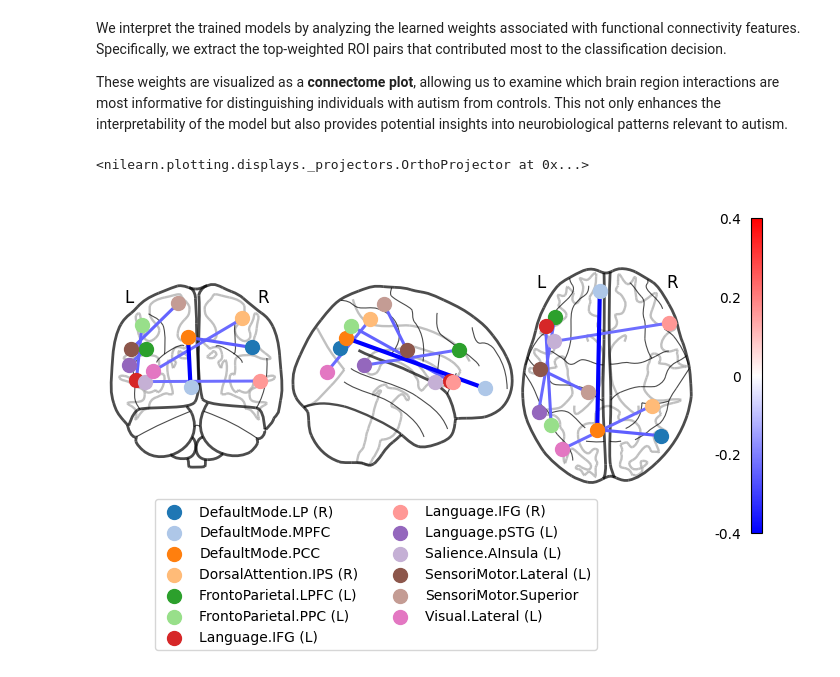
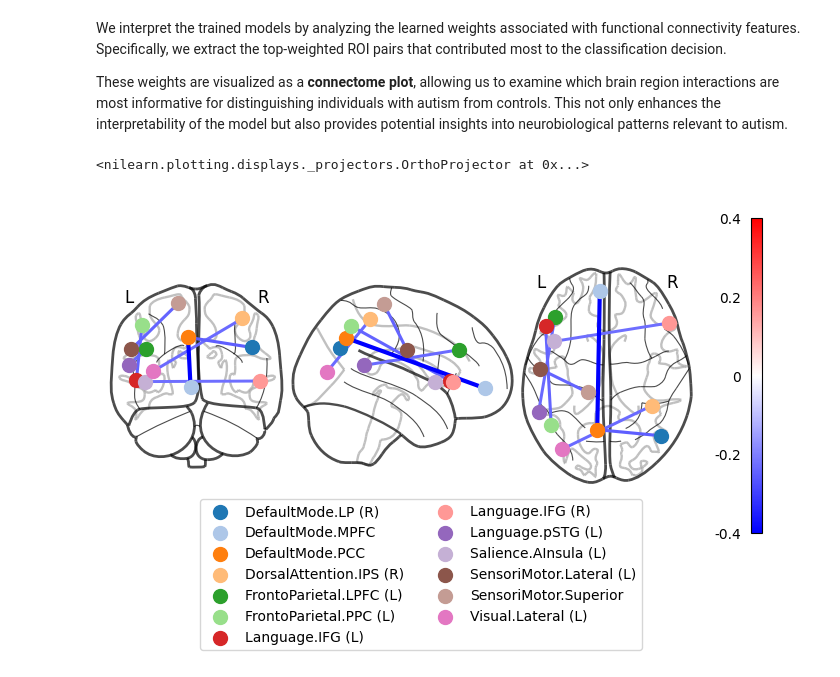
Before and after one commit to pykale/mmai-tutorials, a Jupyter notebook: tutorials/brain-disorder-diagnosis/notebook.ipynb, the cells around one changed output. Saved outputs shown, nothing was run; the diff lists cells and outputs as text; code cells hidden in the pictures.

```diff
--- a/tutorials/brain-disorder-diagnosis/notebook.ipynb
+++ b/tutorials/brain-disorder-diagnosis/notebook.ipynb
@@ -383,30 +383,30 @@ These weights are visualized as a **connectome plot**, allowing us to examine wh
 # %%
 import numpy as np
 from kale.interpret.visualize import visualize_connectome
 
 
 # Fetch model with best performance
 best_model = max(cv_results, key=lambda m: trainers[m].best_score_)
 # Fetch coefficients to visualize feature importance
 coef = trainers[best_model].coef_.ravel()
 # check if coef != features, assumes augmented features with phenotypes/sites
 if coef.shape[0] != fc.shape[1]:
     coef, _ = np.split(coef, [fc.shape[1]])
 
 # Visualize the coefficients as a connectome plot
 proj = visualize_connectome(
     coef,
     rois,
     coords,
     1.5 / 100,  # Take top 1.5% of connections
     legend_params={
-        "bbox_to_anchor": (2.75, -0.1),  # Align legend outside the plot
+        "bbox_to_anchor": (3, -0.1),  # Align legend outside the plot
         "ncol": 2,
     },
 )
 
 # Display the resulting connectome plot
 display(proj)
 # %% [output]
 <nilearn.plotting.displays._projectors.OrthoProjector at 0x...>
-[figure, old version]
+[figure, new version]
```
Also changed, not shown: parts of 2 cells of this notebook.
